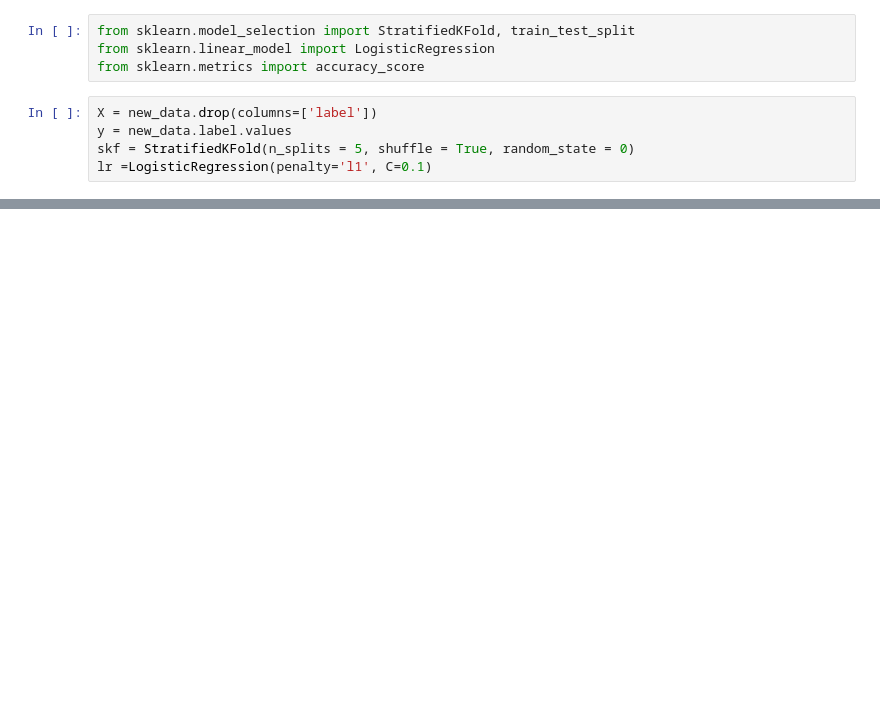
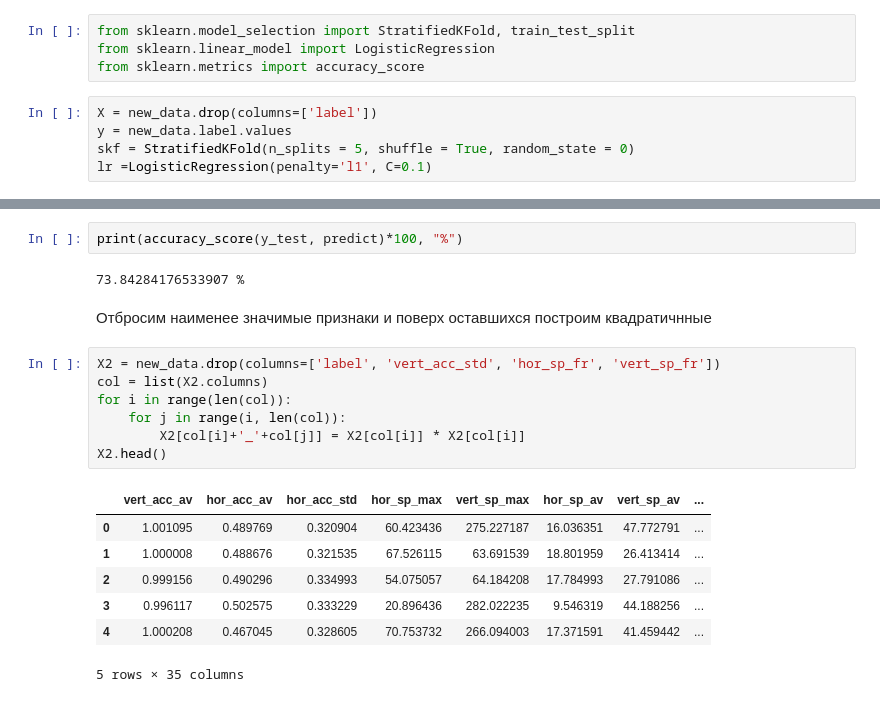
Before and after one commit to norrilsk/str_sht, a Jupyter notebook: Accelerometr.ipynb, the cells around one changed output, grey strips where cells are left out. Cells and saved outputs as stored; diff of their text form; blank space fills up the shorter version.

```diff
--- a/Accelerometr.ipynb
+++ b/Accelerometr.ipynb
@@ -337,0 +421,21 @@ array([-9.05081057e-01,  2.56520763e-01, -4.80756868e+00,  2.54097701e+01,
+# %%
+print(accuracy_score(y_test, predict)*100, "%")
+# %% [output]
+73.84284176533907 %
+# %% [markdown]
+Отбросим наименее значимые признаки и поверх оставшихся построим квадратичнные
+# %%
+X2 = new_data.drop(columns=['label', 'vert_acc_std', 'hor_sp_fr', 'vert_sp_fr'])
+col = list(X2.columns)
+for i in range(len(col)):
+    for j in range(i, len(col)):
+        X2[col[i]+'_'+col[j]] = X2[col[i]] * X2[col[i]]
+X2.head()
+# %% [output]
+|  | vert_acc_av | hor_acc_av | hor_acc_std | hor_sp_max | vert_sp_max | hor_sp_av | vert_sp_av | ... |
+| 0 | 1.001095 | 0.489769 | 0.320904 | 60.423436 | 275.227187 | 16.036351 | 47.772791 | ... |
+| 1 | 1.000008 | 0.488676 | 0.321535 | 67.526115 | 63.691539 | 18.801959 | 26.413414 | ... |
+| 2 | 0.999156 | 0.490296 | 0.334993 | 54.075057 | 64.184208 | 17.784993 | 27.791086 | ... |
+| 3 | 0.996117 | 0.502575 | 0.333229 | 20.896436 | 282.022235 | 9.546319 | 44.188256 | ... |
+| 4 | 1.000208 | 0.467045 | 0.328605 | 70.753732 | 266.094003 | 17.371591 | 41.459442 | ... |
+5 rows × 35 columns
```
Also changed, not shown: parts of 19 cells of this notebook.
